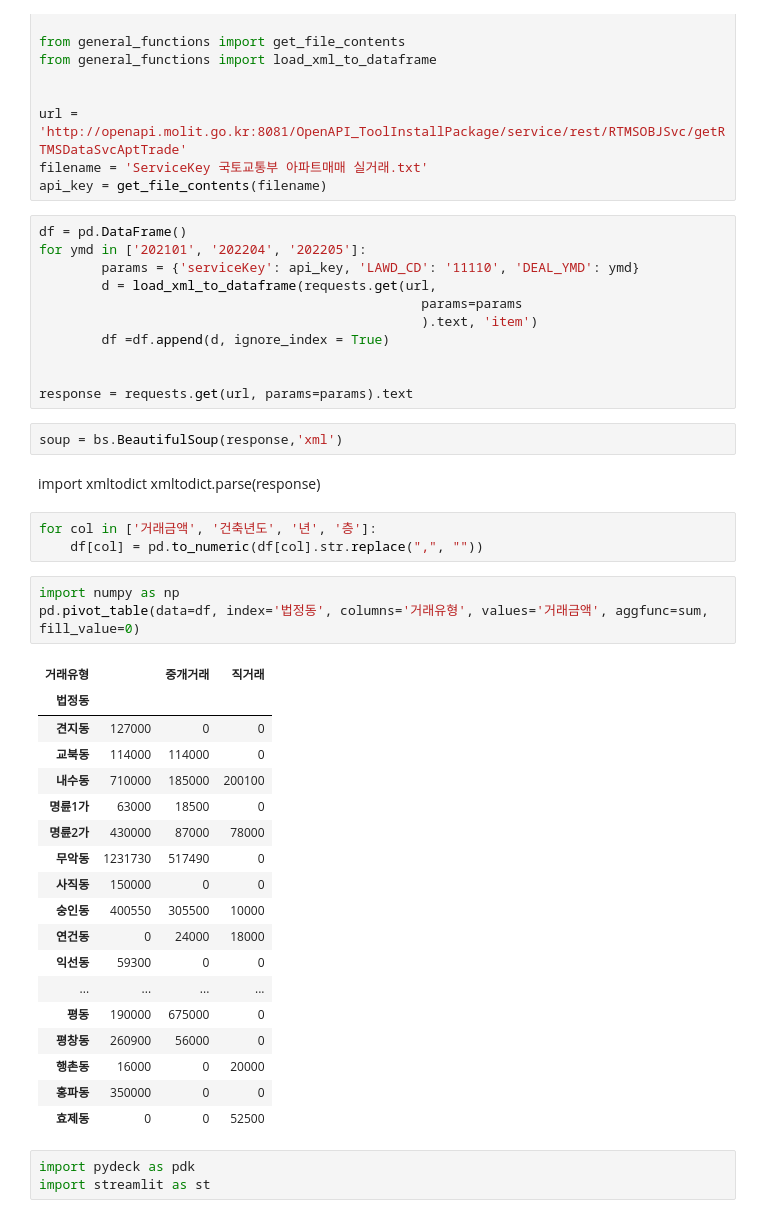
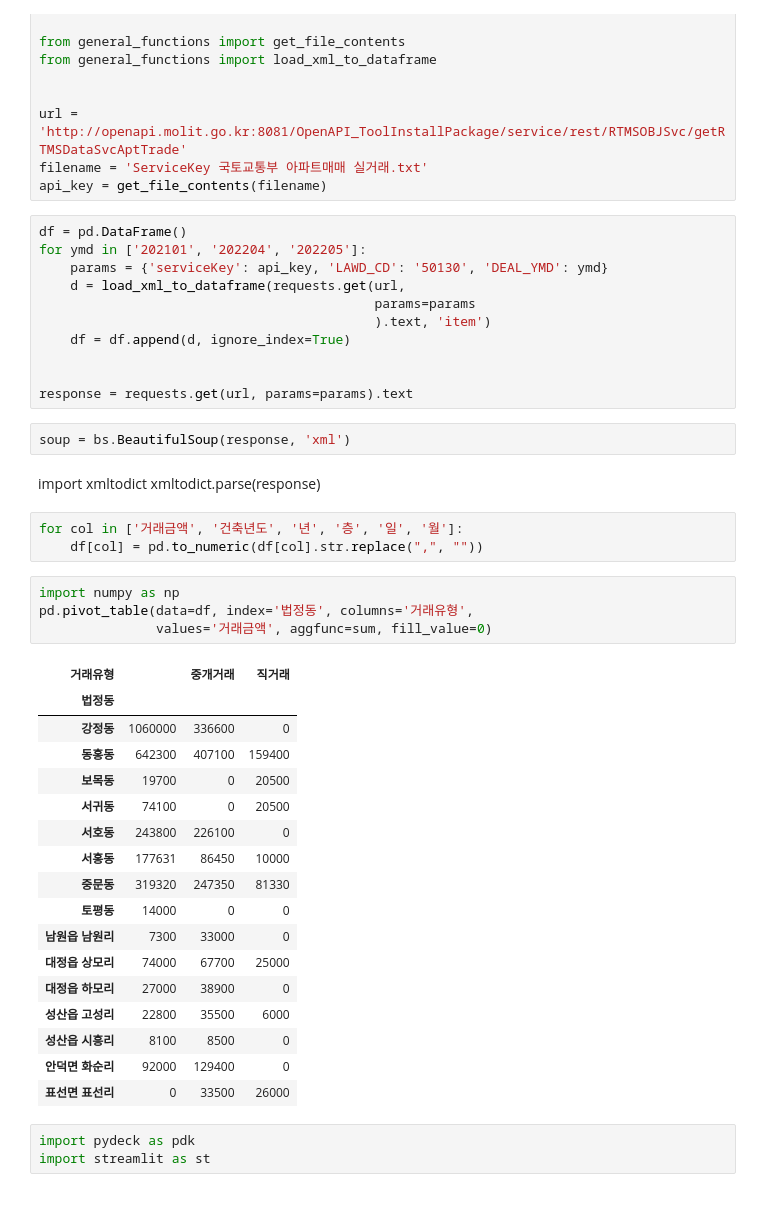
Before and after one commit to reejungkim/OpenAPI_Ministry_of_land, a Jupyter notebook: 국토교통부 아파트매매 실거래.ipynb, the cells around one changed output. Drawn from its saved outputs; the diff is of its cells as text.

```diff
--- a/국토교통부 아파트매매 실거래.ipynb
+++ b/국토교통부 아파트매매 실거래.ipynb
@@ -14,44 +14,44 @@ api_key = get_file_contents(filename)
 # %%
 df = pd.DataFrame()
 for ymd in ['202101', '202204', '202205']:
-        params = {'serviceKey': api_key, 'LAWD_CD': '11110', 'DEAL_YMD': ymd}
-        d = load_xml_to_dataframe(requests.get(url,
-                                                 params=params
-                                                 ).text, 'item')
-        df =df.append(d, ignore_index = True)
+    params = {'serviceKey': api_key, 'LAWD_CD': '50130', 'DEAL_YMD': ymd}
+    d = load_xml_to_dataframe(requests.get(url,
+                                           params=params
+                                           ).text, 'item')
+    df = df.append(d, ignore_index=True)
 
 
 response = requests.get(url, params=params).text
 # %%
-soup = bs.BeautifulSoup(response,'xml')
+soup = bs.BeautifulSoup(response, 'xml')
 # %% [markdown]
 import xmltodict
 xmltodict.parse(response)
 # %%
-for col in ['거래금액', '건축년도', '년', '층']:
+for col in ['거래금액', '건축년도', '년', '층', '일', '월']:
     df[col] = pd.to_numeric(df[col].str.replace(",", ""))
 # %%
 import numpy as np
-pd.pivot_table(data=df, index='법정동', columns='거래유형', values='거래금액', aggfunc=sum, fill_value=0)
+pd.pivot_table(data=df, index='법정동', columns='거래유형',
+               values='거래금액', aggfunc=sum, fill_value=0)
 # %% [output]
 | 거래유형 |  | 중개거래 | 직거래 |
 | 법정동 |  |  |  |
-| 견지동 | 127000 | 0 | 0 |
-| 교북동 | 114000 | 114000 | 0 |
-| 내수동 | 710000 | 185000 | 200100 |
-| 명륜1가 | 63000 | 18500 | 0 |
-| 명륜2가 | 430000 | 87000 | 78000 |
-| 무악동 | 1231730 | 517490 | 0 |
-| 사직동 | 150000 | 0 | 0 |
-| 숭인동 | 400550 | 305500 | 10000 |
-| 연건동 | 0 | 24000 | 18000 |
-| 익선동 | 59300 | 0 | 0 |
-| ... | ... | ... | ... |
-| 평동 | 190000 | 675000 | 0 |
-| 평창동 | 260900 | 56000 | 0 |
-| 행촌동 | 16000 | 0 | 20000 |
-| 홍파동 | 350000 | 0 | 0 |
-| 효제동 | 0 | 0 | 52500 |
+| 강정동 | 1060000 | 336600 | 0 |
+| 동홍동 | 642300 | 407100 | 159400 |
+| 보목동 | 19700 | 0 | 20500 |
+| 서귀동 | 74100 | 0 | 20500 |
+| 서호동 | 243800 | 226100 | 0 |
+| 서홍동 | 177631 | 86450 | 10000 |
+| 중문동 | 319320 | 247350 | 81330 |
+| 토평동 | 14000 | 0 | 0 |
+| 남원읍 남원리 | 7300 | 33000 | 0 |
+| 대정읍 상모리 | 74000 | 67700 | 25000 |
+| 대정읍 하모리 | 27000 | 38900 | 0 |
+| 성산읍 고성리 | 22800 | 35500 | 6000 |
+| 성산읍 시흥리 | 8100 | 8500 | 0 |
+| 안덕면 화순리 | 92000 | 129400 | 0 |
+| 표선면 표선리 | 0 | 33500 | 26000 |
 # %%
 import pydeck as pdk
 import streamlit as st
```
Also changed, not shown: parts of 6 cells of this notebook.
